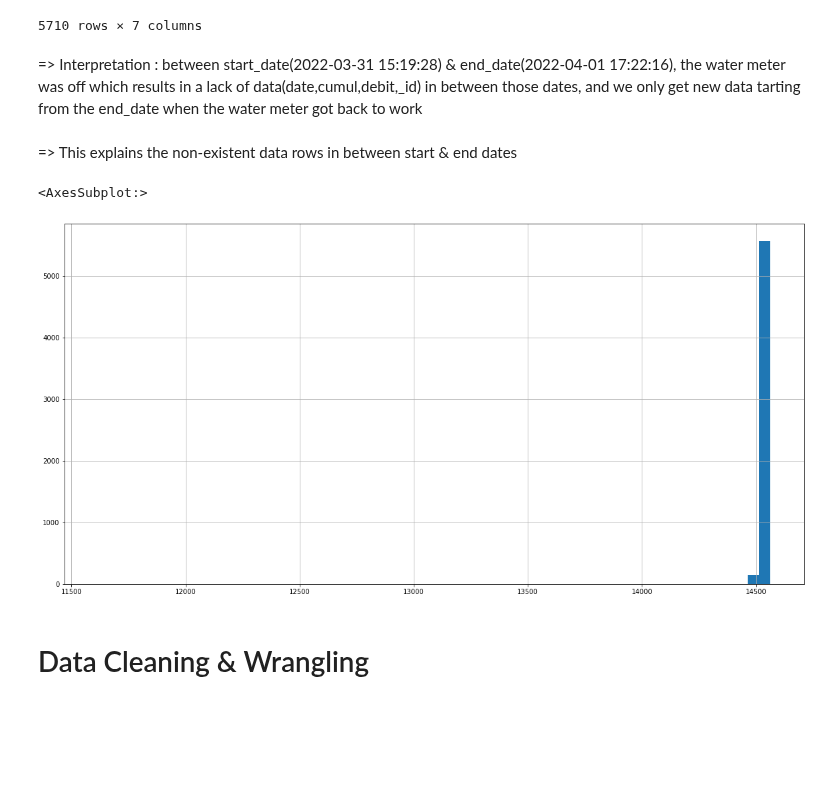
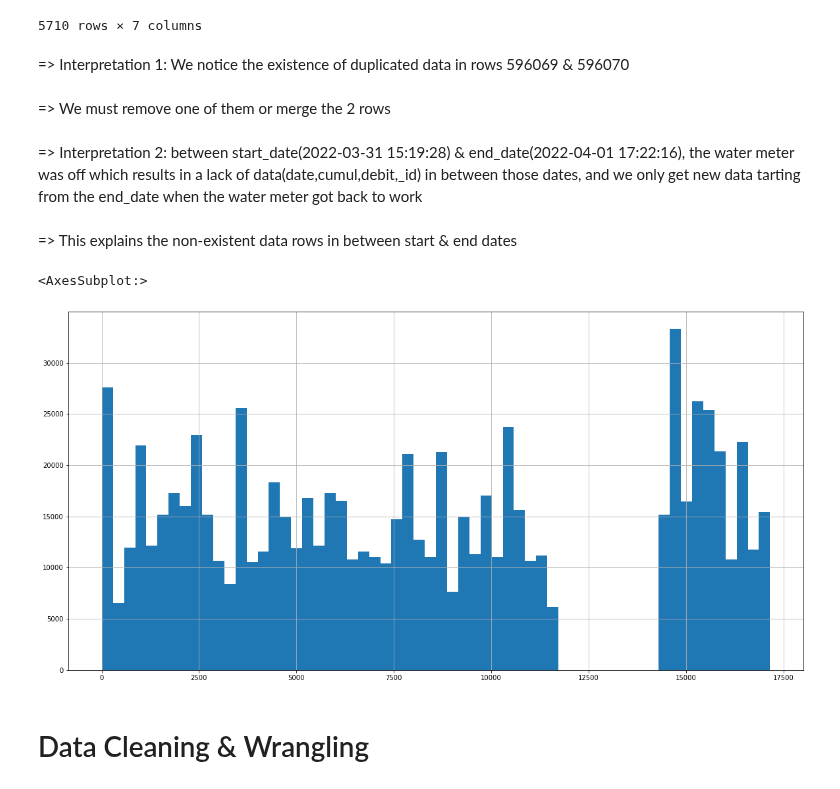
Before and after one commit to Cyrine-afk/Water-Consumption, a Jupyter notebook: Water DB.ipynb, the cells around one changed output. Saved outputs shown, nothing was run; the diff lists cells and outputs as text; code cells hidden in the pictures; blank space fills up the shorter version.

Commit message:
Interpretations

```diff
--- a/Water DB.ipynb
+++ b/Water DB.ipynb
@@ -271,12 +271,16 @@ cumul_g
 | 601776 | {'$oid': '62487821bf0e625478c8910c'} | 0.0 | 14561.8 | 2022-04-02 17:21:53 | 4 | 2022 | 2 |
 | 601777 | {'$oid': '62487831bf0e625478c8910d'} | 0.0 | 14561.8 | 2022-04-02 17:22:09 | 4 | 2022 | 2 |
 5710 rows × 7 columns
+# %% [markdown]
+=> Interpretation 1: We notice the existence of duplicated data in rows 596069 & 596070
+# %% [markdown]
+=> We must remove one of them or merge the 2 rows
 # %% [markdown]
-=> Interpretation : between start_date(2022-03-31 15:19:28) & end_date(2022-04-01 17:22:16), the water meter was off which results in a lack of data(date,cumul,debit,_id) in between those dates, and we only get new data tarting from the end_date when the water meter got back to work
+=> Interpretation 2: between start_date(2022-03-31 15:19:28) & end_date(2022-04-01 17:22:16), the water meter was off which results in a lack of data(date,cumul,debit,_id) in between those dates, and we only get new data tarting from the end_date when the water meter got back to work
 # %% [markdown]
 => This explains the non-existent data rows in between start & end dates
 # %%
-cumul_g["cumul"].hist(bins=60, figsize=(20,10))
+water_json_subset["cumul"].hist(bins=60, figsize=(20,10))
 # %% [output]
 <AxesSubplot:>
-[figure, old version]
+[figure, new version]
```
Also changed, not shown: parts of 1 cell of this notebook.
